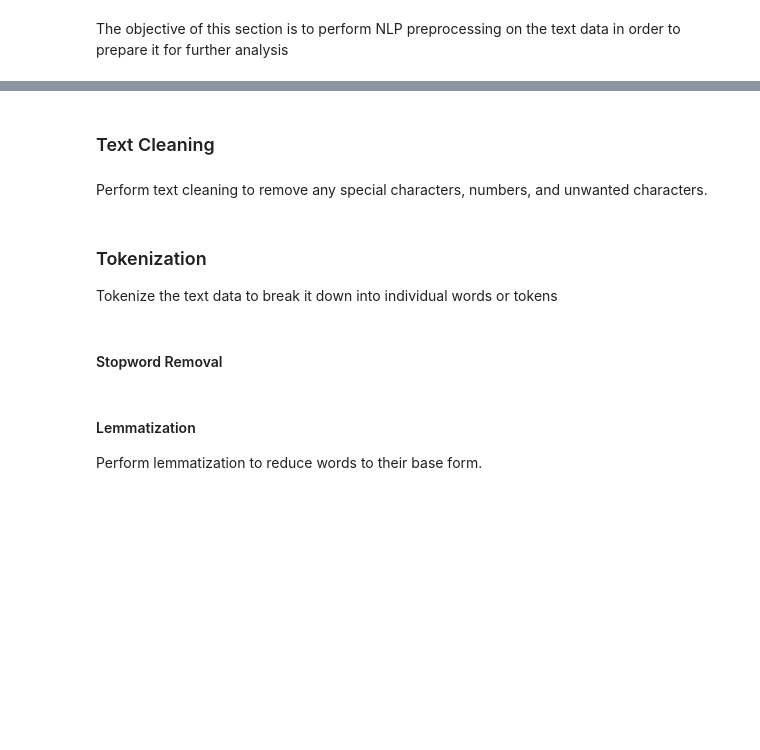
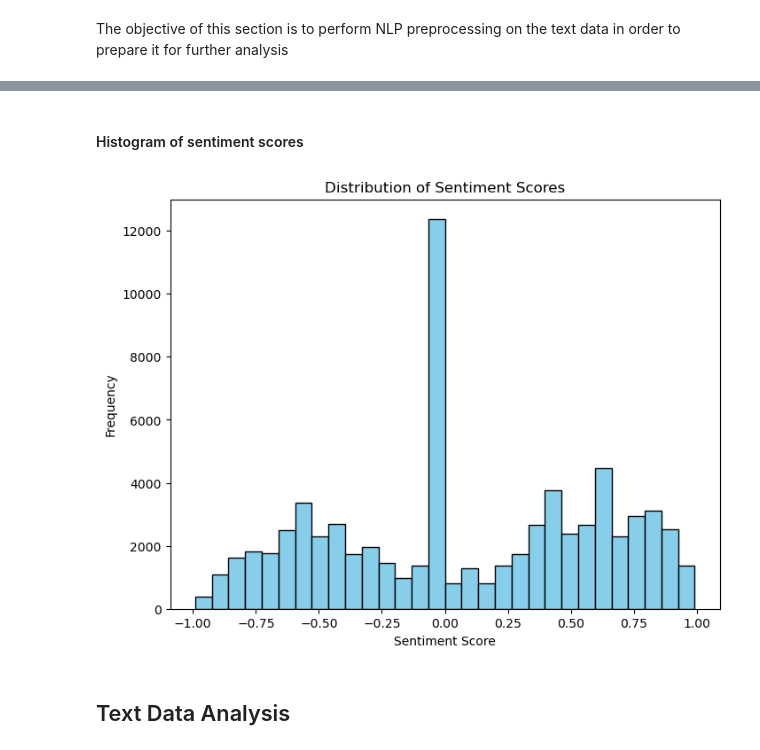
Before and after one commit to marwa9975/Twitter_Sentiment_Analysis_for_Brand-Perception, a Jupyter notebook: notebook.ipynb, the cells around one changed output, grey strips where cells are left out. Drawn from its saved outputs; the diff is of its cells as text; code cells hidden in the pictures; blank space fills up the shorter version.

```diff
--- a/notebook.ipynb
+++ b/notebook.ipynb
@@ -242,4 +334,16 @@ The objective of this section is to perform NLP preprocessing on the text data i
+# %% [markdown]
+#### Histogram of sentiment scores
+# %%
+# Create a histogram of sentiment scores
+plt.figure(figsize=(8, 6))
+plt.hist(df['Sentiment_Score'], bins=30, color='skyblue', edgecolor='black')
+plt.title('Distribution of Sentiment Scores')
+plt.xlabel('Sentiment Score')
+plt.ylabel('Frequency')
+
+# Show the histogram
+plt.show()
+# %% [output]
+[figure, added]
 # %% [markdown]
-### Text Cleaning
+## Text Data Analysis
-# %% [markdown]
-Perform text cleaning to remove any special characters, numbers, and unwanted characters.
@@ -256,3 +349,0 @@ text_data = text_data.apply(clean_text)
-# %% [markdown]
-### Tokenization
-Tokenize the text data to break it down into individual words or tokens
@@ -265,2 +349,0 @@ text_data = text_data.apply(tokenize_text)
-# %% [markdown]
-#### Stopword Removal
@@ -274,4 +349,0 @@ text_data = text_data.apply(remove_stopwords)
-# %% [markdown]
-#### Lemmatization
-
-Perform lemmatization to reduce words to their base form.
```
Also changed, not shown: parts of 26 cells of this notebook.
